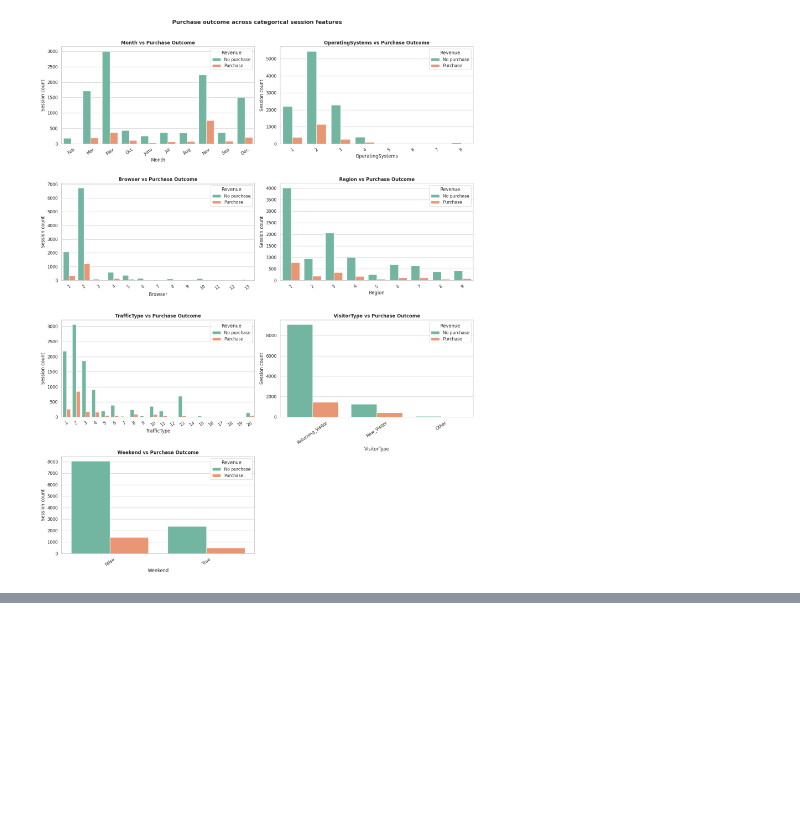
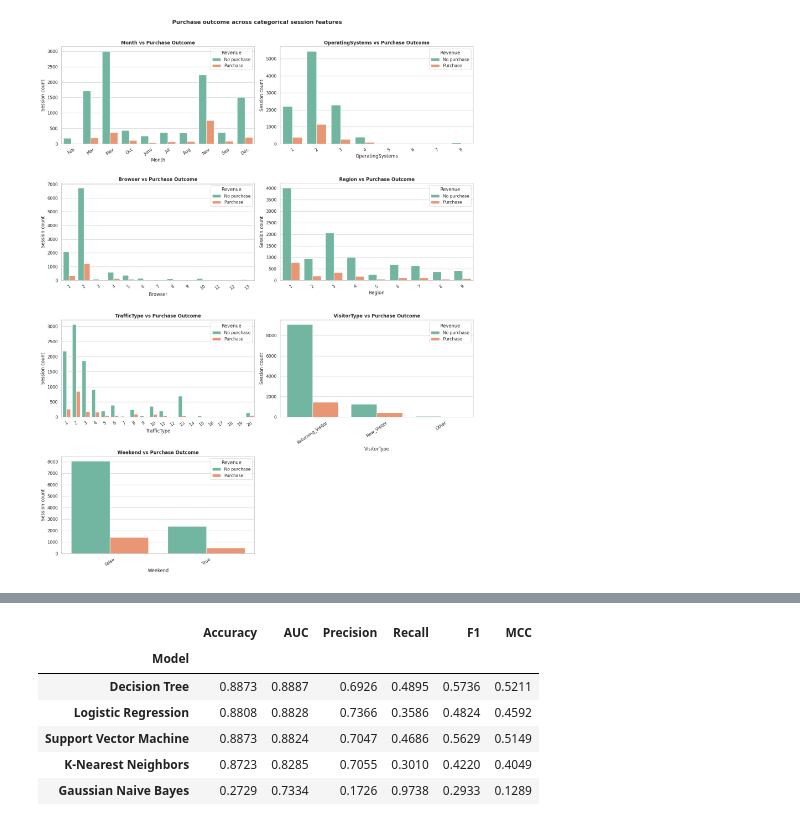
Before and after one commit to Priyasahaana/2026AJ05309_ML_Assignment2_ShopSense_Online_Purchase_Intention, a Jupyter notebook: 2026AJ05309_MACHINE_LEARNING_AIMLZG565_Assignment2.ipynb, the cells around one changed output, grey strips where cells are left out. Saved outputs shown, nothing was run; the diff lists cells and outputs as text; code cells hidden in the pictures; blank space fills up the shorter version.

```diff
--- a/2026AJ05309_MACHINE_LEARNING_AIMLZG565_Assignment2.ipynb
+++ b/2026AJ05309_MACHINE_LEARNING_AIMLZG565_Assignment2.ipynb
@@ -435,0 +495,10 @@ CompletedProcess(args=['git', '-C', '/content/2026AJ05309_ShopSense_Online_Purch
+# %%
+models = {
+    "Logistic Regression": LogisticRegression(max_iter=2000, random_state=RANDOM_STATE),
+    "Decision Tree": DecisionTreeClassifier(max_depth=8, min_samples_leaf=10, random_state=RANDOM_STATE),
+    "K-Nearest Neighbors": KNeighborsClassifier(n_neighbors=15, weights="distance"),
+    "Gaussian Naive Bayes": GaussianNB(),
+    "Support Vector Machine": SVC(kernel="rbf", C=1.0, probability=True, random_state=RANDOM_STATE)
+}
+for name in models:
+    print("-", name)
@@ -435,0 +514,38 @@ CompletedProcess(args=['git', '-C', '/content/2026AJ05309_ShopSense_Online_Purch
+# %%
+trained_pipelines = {}
+predictions = {}
+probabilities = {}
+result_rows = []
+
+for model_name, classifier in models.items():
+    pipeline = Pipeline(steps=[
+        ("preprocessor", preprocessor),
+        ("classifier", classifier)
+    ])
+    pipeline.fit(X_train, y_train)
+    y_pred = pipeline.predict(X_test)
+    y_prob = pipeline.predict_proba(X_test)[:, 1]
+
+    result_rows.append({
+        "Model": model_name,
+        "Accuracy": accuracy_score(y_test, y_pred),
+        "AUC": roc_auc_score(y_test, y_prob),
+        "Precision": precision_score(y_test, y_pred, zero_division=0),
+        "Recall": recall_score(y_test, y_pred, zero_division=0),
+        "F1": f1_score(y_test, y_pred, zero_division=0),
+        "MCC": matthews_corrcoef(y_test, y_pred)
+    })
+    trained_pipelines[model_name] = pipeline
+    predictions[model_name] = y_pred
+    probabilities[model_name] = y_prob
+
+results_df = pd.DataFrame(result_rows).set_index("Model").sort_values("AUC", ascending=False)
+display(results_df.style.format("{:.4f}"))
+# %% [output]
+|  | Accuracy | AUC | Precision | Recall | F1 | MCC |
+| Model |  |  |  |  |  |  |
+| Decision Tree | 0.8873 | 0.8887 | 0.6926 | 0.4895 | 0.5736 | 0.5211 |
+| Logistic Regression | 0.8808 | 0.8828 | 0.7366 | 0.3586 | 0.4824 | 0.4592 |
+| Support Vector Machine | 0.8873 | 0.8824 | 0.7047 | 0.4686 | 0.5629 | 0.5149 |
+| K-Nearest Neighbors | 0.8723 | 0.8285 | 0.7055 | 0.3010 | 0.4220 | 0.4049 |
+| Gaussian Naive Bayes | 0.2729 | 0.7334 | 0.1726 | 0.9738 | 0.2933 | 0.1289 |
```
Also changed, not shown: parts of 8 cells of this notebook.
